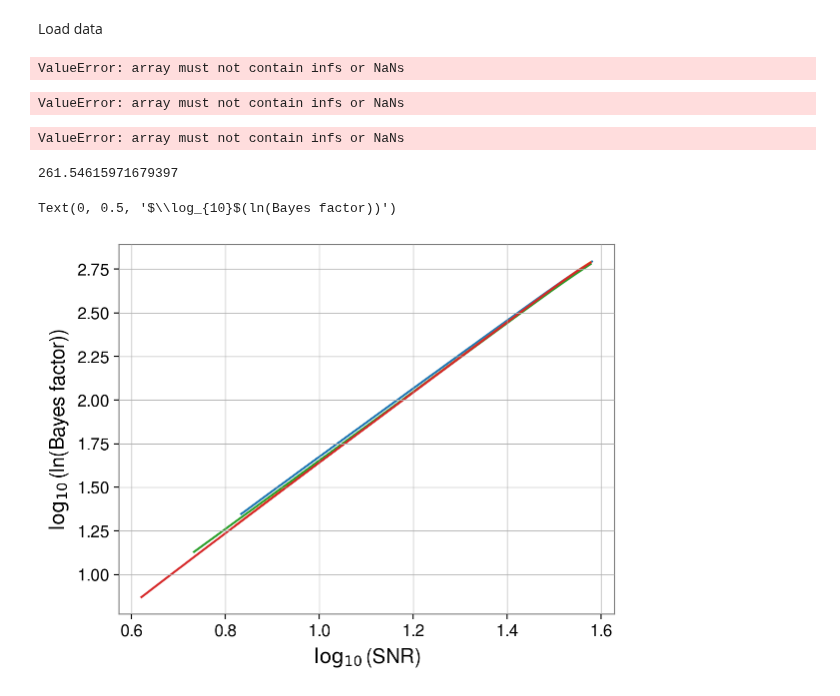
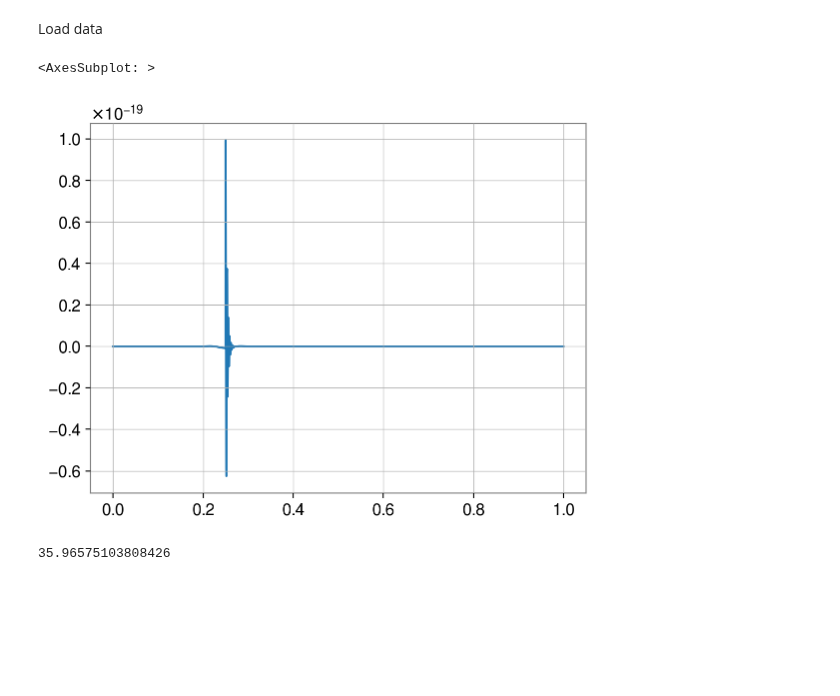
Before and after one commit to Sizheng-Ma/qnm_filter, a Jupyter notebook: code_demo/Bayes_vs_SNR - white_noise.ipynb, the cells around one changed output. Saved outputs shown, nothing was run; the diff lists cells and outputs as text; code cells hidden in the pictures; blank space fills up the shorter version.

```diff
--- a/code_demo/Bayes_vs_SNR - white_noise.ipynb
+++ b/code_demo/Bayes_vs_SNR - white_noise.ipynb
@@ -72,7 +72,12 @@ fit_temp.cholesky_decomposition()
 fit_temp.first_index()
 data = fit.truncate_data(fit.original_data)['H1']
 template = fit_temp.truncate_data(fit_temp.original_data)['H1']
+# %%
+fit_temp.original_data['H1'].plot()
+# %% [output]
+<AxesSubplot: >
+[figure, added]
 # %%
-fit.compute_SNR(data, template, 'H1', optimal=False)
+fit.compute_SNR(data, template, 'H1', optimal=True)
 # %% [output]
-ValueError: array must not contain infs or NaNs
+35.96575103808426
@@ -81,14 +84 @@ fit.compute_likelihood(apply_filter = False)
-# %%
-fit.add_filter(mass = 50, chi = 0.5, model_list = [(2,2,0,'p')])
-fit.compute_likelihood()
-# %% [output]
-ValueError: array must not contain infs or NaNs
-# %%
-fit.compute_likelihood() / fit.compute_likelihood(apply_filter=False)
-# %% [output]
-ValueError: array must not contain infs or NaNs
-# %%
-fit.compute_likelihood() - fit.compute_likelihood(apply_filter=False)
-# %% [output]
-261.54615971679397
 # %%
@@ -130,12 +122,3 @@ for i in range(4):
         SNR_arr.append(SNR)
     realisation_SNR.append(SNR_arr)
     realisation_bayes.append(bayes_arr)
-# %%
-for i, val in enumerate(realisation_SNR):
-    pl.plot(np.log10(val), np.log10(realisation_bayes[i]))
-pl.xlabel(r'$\log_{10}$(SNR)')
-pl.ylabel(r'$\log_{10}$(ln(Bayes factor))')
-# pl.xlim(0.8, 1.45)
-# %% [output]
-Text(0, 0.5, '$\\log_{10}$(ln(Bayes factor))')
-[figure, removed]
```
Also changed, not shown: parts of 9 cells of this notebook, 3 other files.
